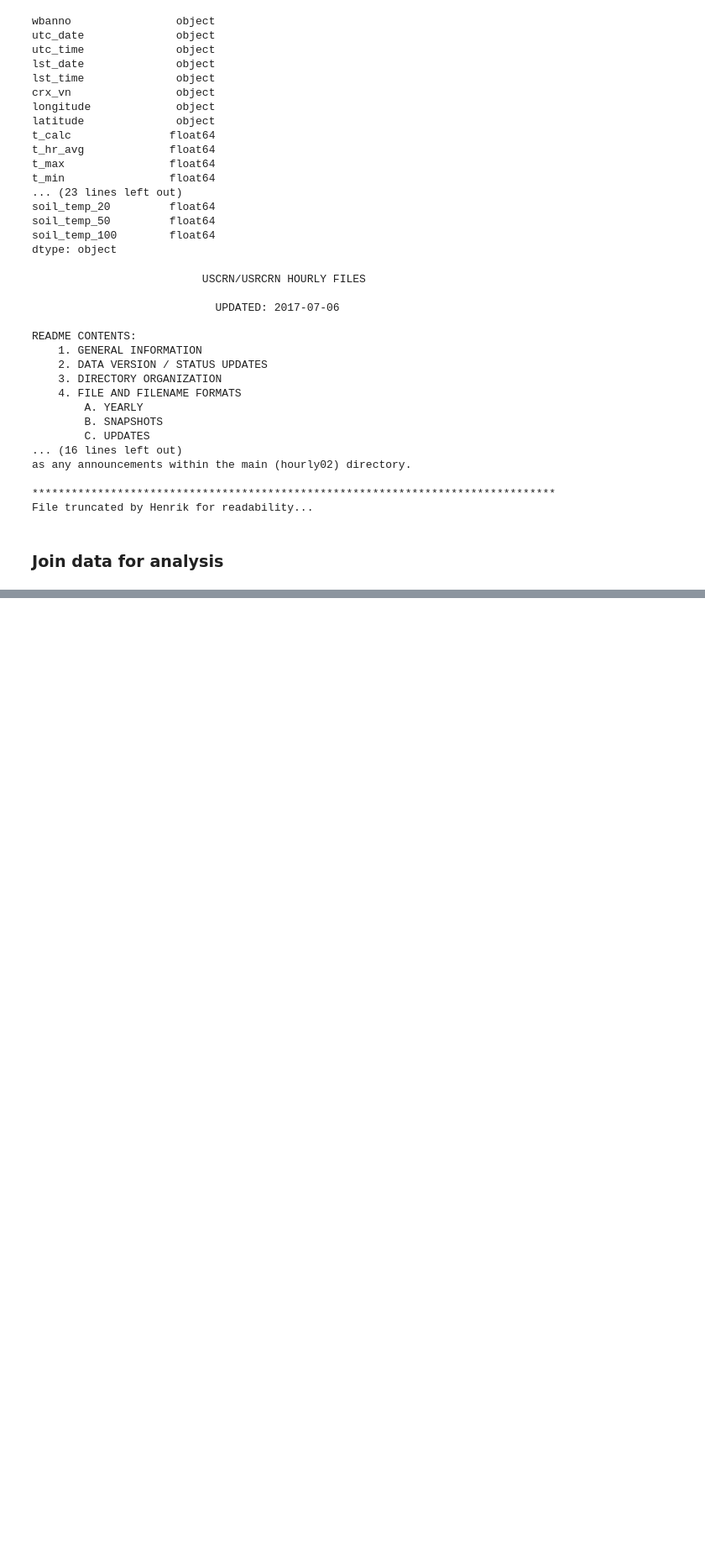
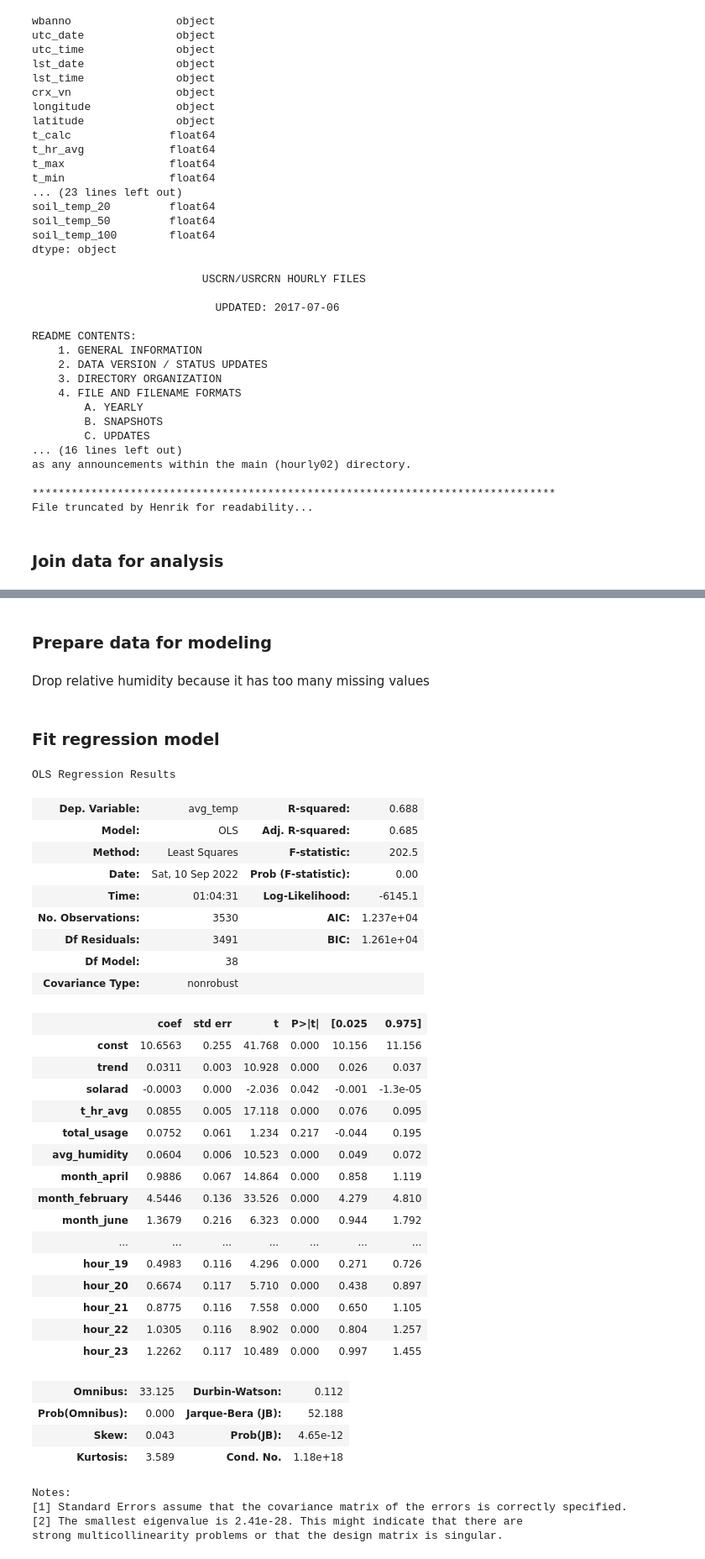
Before and after one commit to Henrik-Kowalkowski/home_energy_audit, a Jupyter notebook: home_energy_audit.ipynb, the cells around one changed output, grey strips where cells are left out. Shown at 84% size. Saved outputs shown, nothing was run; the diff lists cells and outputs as text; code cells hidden in the pictures; blank space fills up the shorter version.

Commit message:
add model

```diff
--- a/home_energy_audit.ipynb
+++ b/home_energy_audit.ipynb
@@ -211,0 +249,15 @@ ggplot(
+# %% [markdown]
+### Prepare data for modeling
+# %%
+house_data["month"] = house_data.datetime.dt.month_name()
+house_data["day_of_week"] = house_data.datetime.dt.day_of_week
+house_data["hour"] = house_data.datetime.dt.hour
+house_data["trend"] = house_data.datetime.dt.day_of_year
+# %% [markdown]
+Drop relative humidity because it has too many missing values
+# %%
+X = house_data[["month", "day_of_week", "hour", "trend", "solarad", "t_hr_avg", "total_usage", "avg_temp", "avg_humidity"]]
+# %%
+X = pd.get_dummies(X, columns=["month", "day_of_week", "hour"]).rename(columns=lambda x: x.lower()).dropna()
+# %% [markdown]
+### Fit regression model
@@ -211,0 +266,41 @@ ggplot(
+# %%
+y = X.avg_temp
+X = sm.add_constant(X.drop(columns=["avg_temp"]))
+# %%
+lm = sm.OLS(y, X).fit()
+lm.summary()
+# %% [output]
+OLS Regression Results
+| Dep. Variable: | avg_temp | R-squared: | 0.688 |
+| Model: | OLS | Adj. R-squared: | 0.685 |
+| Method: | Least Squares | F-statistic: | 202.5 |
+| Date: | Sat, 10 Sep 2022 | Prob (F-statistic): | 0.00 |
+| Time: | 01:04:31 | Log-Likelihood: | -6145.1 |
+| No. Observations: | 3530 | AIC: | 1.237e+04 |
+| Df Residuals: | 3491 | BIC: | 1.261e+04 |
+| Df Model: | 38 |  |  |
+| Covariance Type: | nonrobust |  |  |
+|  | coef | std err | t | P>|t| | [0.025 | 0.975] |
+| const | 10.6563 | 0.255 | 41.768 | 0.000 | 10.156 | 11.156 |
+| trend | 0.0311 | 0.003 | 10.928 | 0.000 | 0.026 | 0.037 |
+| solarad | -0.0003 | 0.000 | -2.036 | 0.042 | -0.001 | -1.3e-05 |
+| t_hr_avg | 0.0855 | 0.005 | 17.118 | 0.000 | 0.076 | 0.095 |
+| total_usage | 0.0752 | 0.061 | 1.234 | 0.217 | -0.044 | 0.195 |
+| avg_humidity | 0.0604 | 0.006 | 10.523 | 0.000 | 0.049 | 0.072 |
+| month_april | 0.9886 | 0.067 | 14.864 | 0.000 | 0.858 | 1.119 |
+| month_february | 4.5446 | 0.136 | 33.526 | 0.000 | 4.279 | 4.810 |
+| month_june | 1.3679 | 0.216 | 6.323 | 0.000 | 0.944 | 1.792 |
+| ... | ... | ... | ... | ... | ... | ... |
+| hour_19 | 0.4983 | 0.116 | 4.296 | 0.000 | 0.271 | 0.726 |
+| hour_20 | 0.6674 | 0.117 | 5.710 | 0.000 | 0.438 | 0.897 |
+| hour_21 | 0.8775 | 0.116 | 7.558 | 0.000 | 0.650 | 1.105 |
+| hour_22 | 1.0305 | 0.116 | 8.902 | 0.000 | 0.804 | 1.257 |
+| hour_23 | 1.2262 | 0.117 | 10.489 | 0.000 | 0.997 | 1.455 |
+| Omnibus: | 33.125 | Durbin-Watson: | 0.112 |
+| Prob(Omnibus): | 0.000 | Jarque-Bera (JB): | 52.188 |
+| Skew: | 0.043 | Prob(JB): | 4.65e-12 |
+| Kurtosis: | 3.589 | Cond. No. | 1.18e+18 |
+Notes:
+[1] Standard Errors assume that the covariance matrix of the errors is correctly specified.
+[2] The smallest eigenvalue is 2.41e-28. This might indicate that there are
+strong multicollinearity problems or that the design matrix is singular.
```
Also changed, not shown: parts of 6 cells of this notebook.
